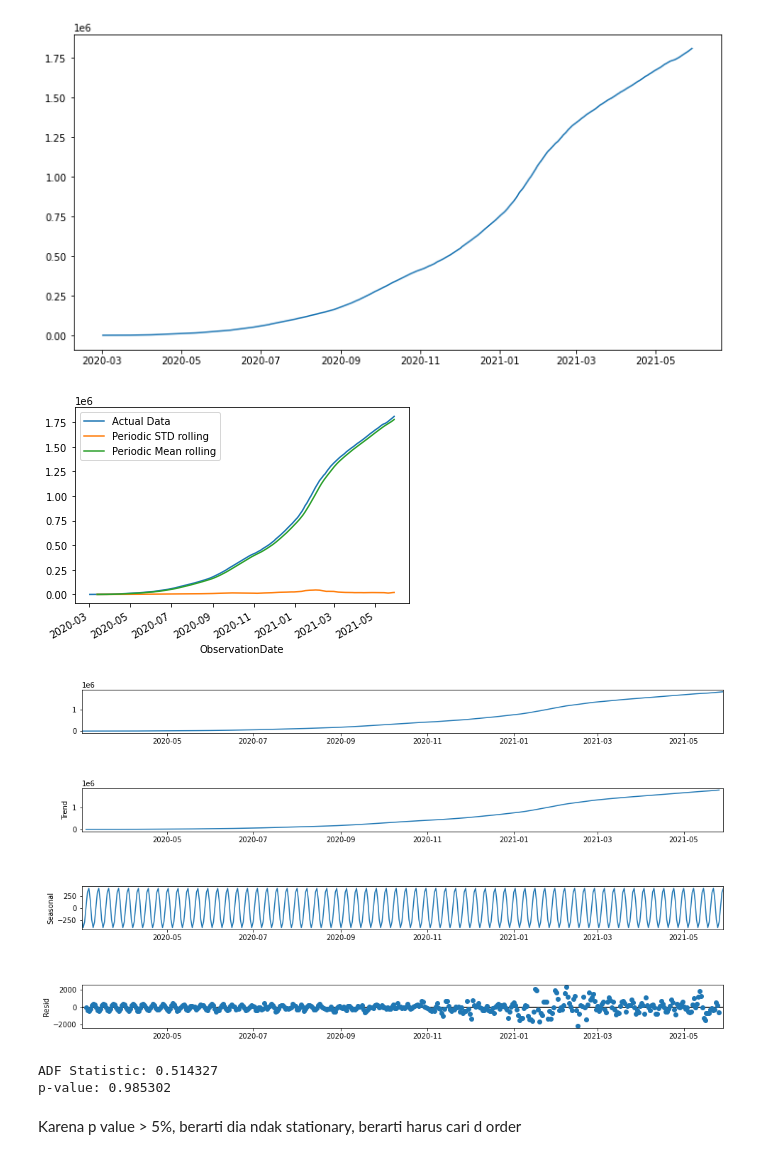
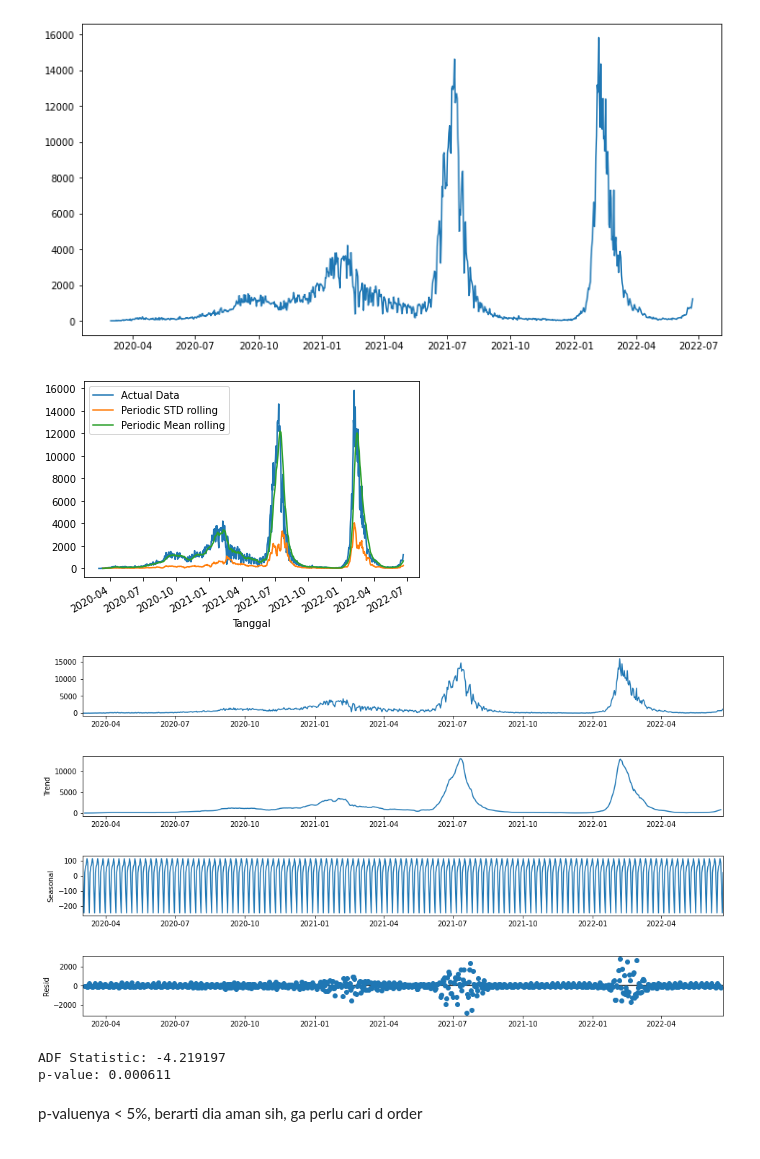
Before and after one commit to SulthanAbiyyu/compfest-dsa-academy-2022, a Jupyter notebook: notebooks/forecast/21-06-2022_fcst__Coba ARIMA.ipynb, the cells around one changed output. Saved outputs shown, nothing was run; the diff lists cells and outputs as text; code cells hidden in the pictures.

```diff
--- a/notebooks/forecast/21-06-2022_fcst__Coba ARIMA.ipynb
+++ b/notebooks/forecast/21-06-2022_fcst__Coba ARIMA.ipynb
@@ -39,0 +18,8 @@ confirmed_data
+# %%
+import warnings
+warnings.filterwarnings("ignore")
+
+positif_harian = data[["Tanggal", "Positif Harian"]]
+positif_harian["Tanggal"] = pd.to_datetime(positif_harian["Tanggal"])
+positif_harian.set_index("Tanggal", inplace=True)
+positif_harian.head()
@@ -40,36 +34,37 @@ confirmed_data
 # %%
 plt.figure(figsize=(12, 6))
-plt.plot(confirmed_data.index, confirmed_data["Confirmed"])
+plt.plot(positif_harian.index, positif_harian["Positif Harian"])
 plt.show()
 # %% [output]
-[figure, old version]
+[figure, new version]
 # %%
-confirmed_rolling = confirmed_data.copy()
+positif_harian_rolling = positif_harian.copy()
 
-plt.plot(confirmed_data.index, confirmed_data["Confirmed"], label="Actual Data")
-confirmed_rolling["Confirmed"].rolling(12).std().plot(label="Periodic STD rolling")
-confirmed_rolling["Confirmed"].rolling(12).mean().plot(label="Periodic Mean rolling")
+plt.plot(positif_harian.index,
+         positif_harian["Positif Harian"], label="Actual Data")
+positif_harian_rolling["Positif Harian"].rolling(12).std().plot(label="Periodic STD rolling")
+positif_harian_rolling["Positif Harian"].rolling(12).mean().plot(label="Periodic Mean rolling")
 plt.legend()
 plt.show()
 # %% [output]
-[figure, old version]
+[figure, new version]
 # %%
 from statsmodels.tsa.seasonal import seasonal_decompose
 
-decompose = seasonal_decompose(confirmed_rolling)
+decompose = seasonal_decompose(positif_harian_rolling)
 fig = decompose.plot()
 fig.set_size_inches(15, 8)
 # %% [output]
-[figure, old version]
+[figure, new version]
 # %%
 from statsmodels.tsa.stattools import adfuller
 import warnings
 warnings.filterwarnings("ignore")
-result = adfuller(confirmed_data)
+result = adfuller(positif_harian)
 print('ADF Statistic: %f' % result[0])
 print('p-value: %f' % result[1])
 # %% [output]
-ADF Statistic: 0.514327
-p-value: 0.985302
+ADF Statistic: -4.219197
+p-value: 0.000611
 # %% [markdown]
-Karena p value > 5%, berarti dia ndak stationary, berarti harus cari d order
+p-valuenya < 5%, berarti dia aman sih, ga perlu cari d order
```
Also changed, not shown: parts of 18 cells of this notebook.
